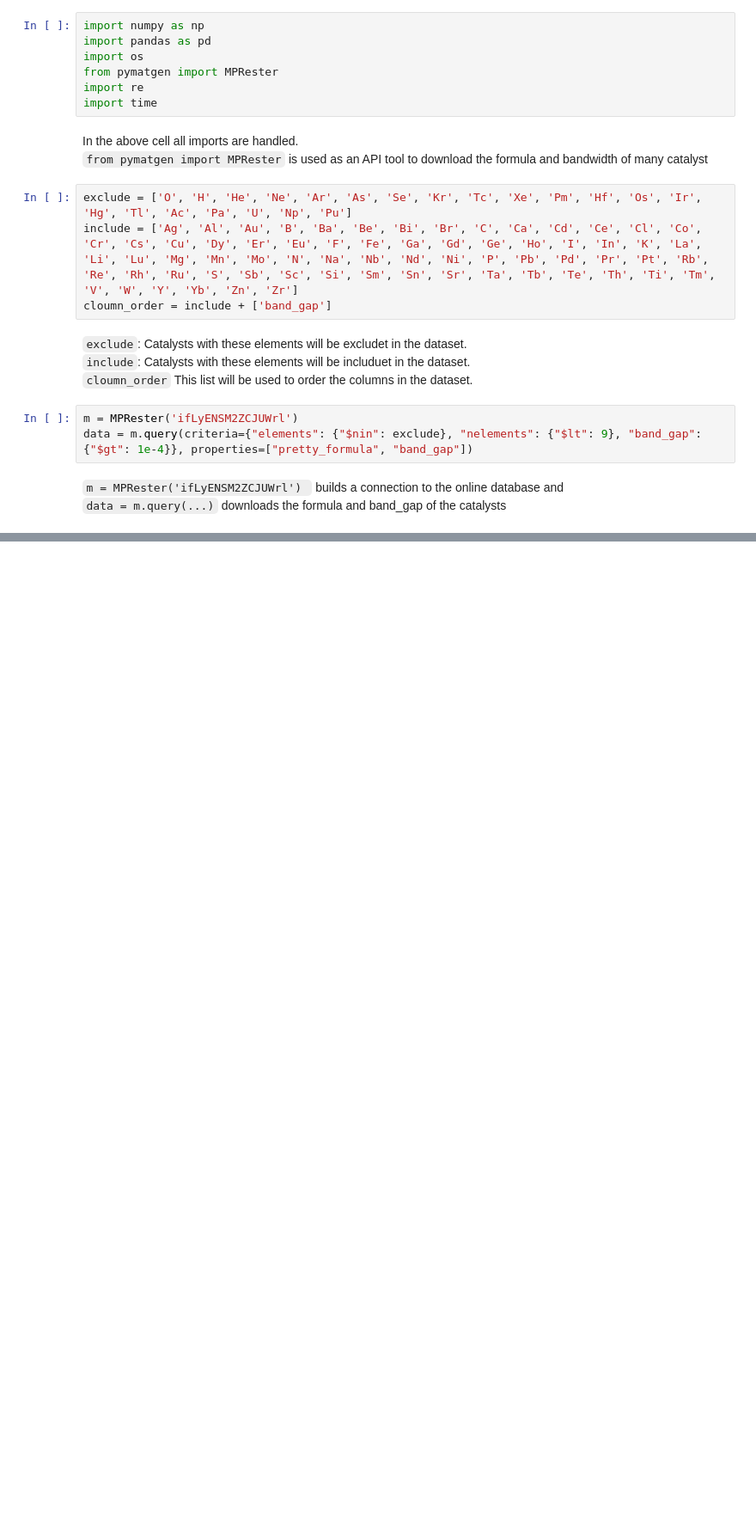
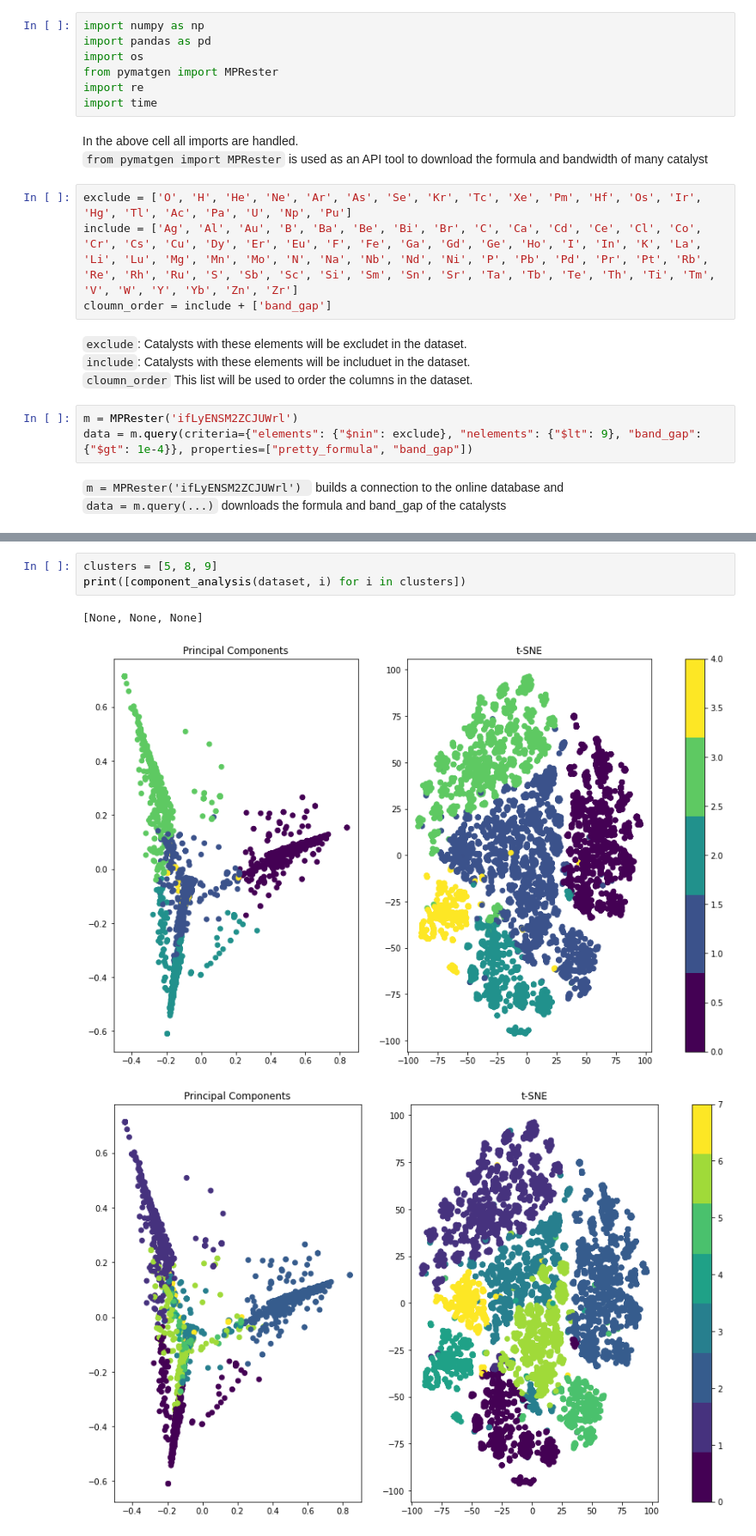
Before and after one commit to LukasBeckers/Creating_new_catalists_via_wGAN, a Jupyter notebook: mp_data_checkpoint_lb.ipynb, the cells around one changed output, grey strips where cells are left out. Shown at 86% size. Cells and saved outputs as stored; diff of their text form; blank space fills up the shorter version.

```diff
--- a/mp_data_checkpoint_lb.ipynb
+++ b/mp_data_checkpoint_lb.ipynb
@@ -127,0 +185,7 @@ print(f)
+# %%
+clusters = [5, 8, 9]
+print([component_analysis(dataset, i) for i in clusters])
+# %% [output]
+[None, None, None]
+[figure, added]
+[figure, added]
```
Also changed, not shown: parts of 11 cells of this notebook.
